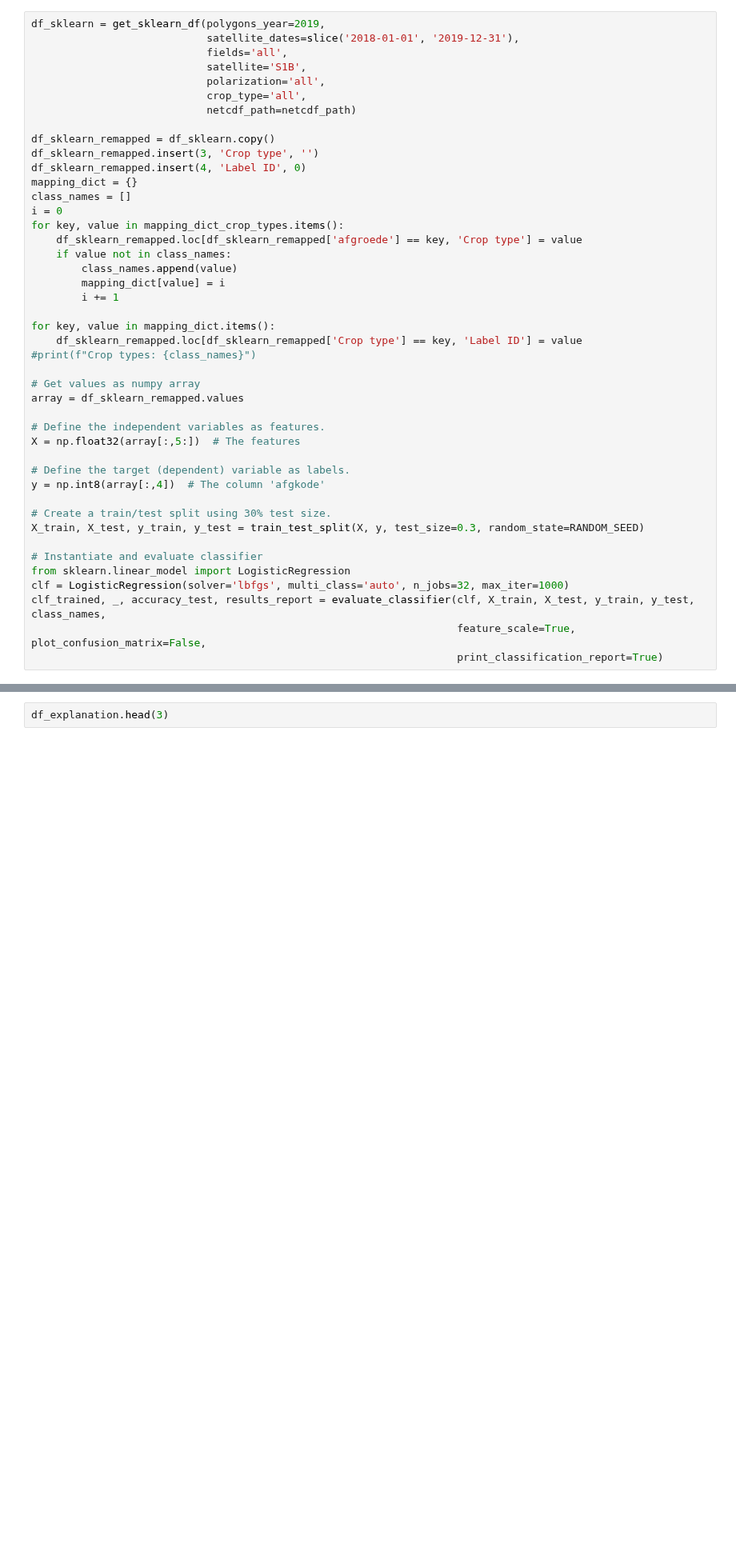
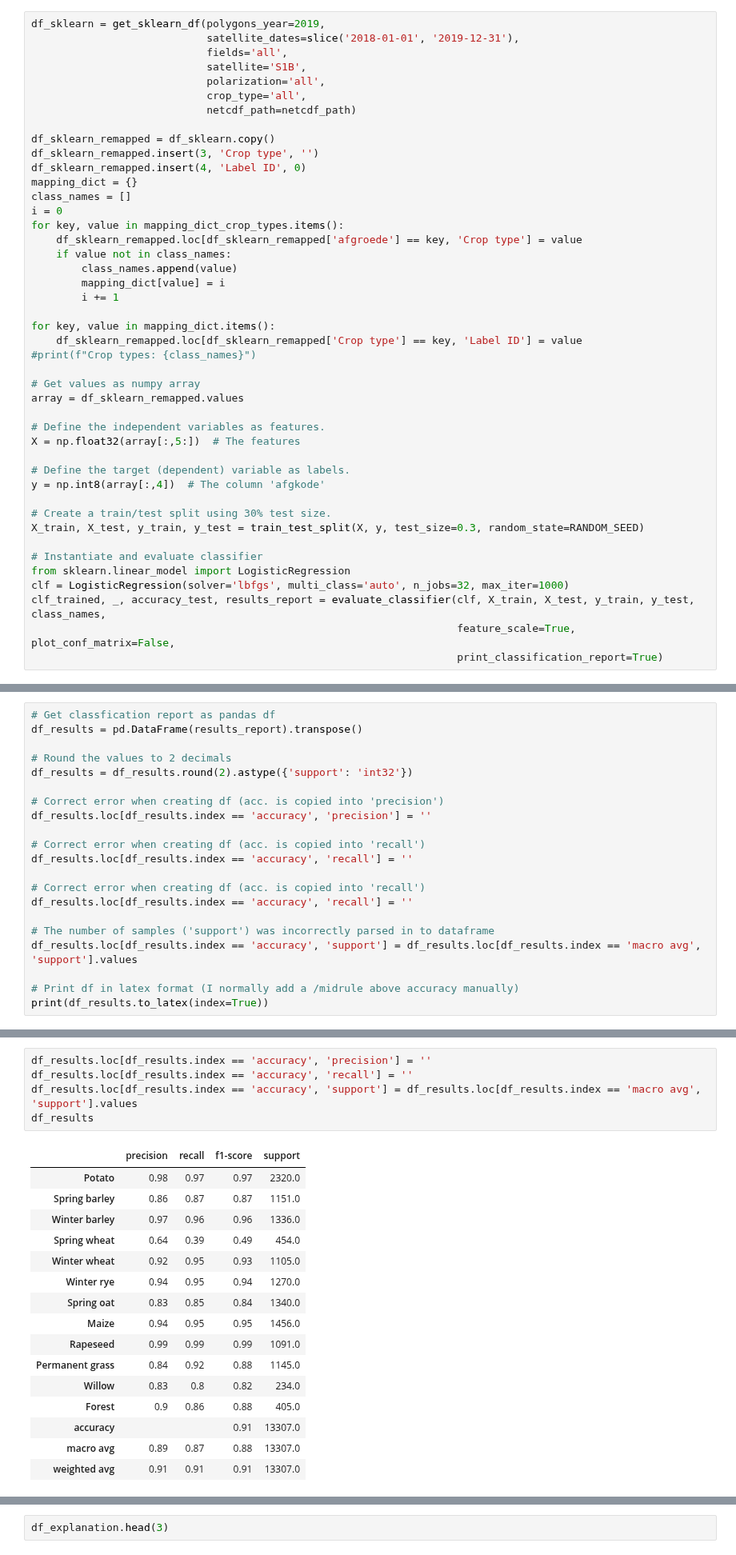
Before and after one commit to JacobJeppesen/PublicSectorConsultancy, a Jupyter notebook: potato_nematode_predictor/notebooks/05_ExplainableClassification.ipynb, the cells around one changed output, grey strips where cells are left out. Shown at 80% size. Drawn from its saved outputs; the diff is of its cells as text; blank space fills up the shorter version.

```diff
--- a/potato_nematode_predictor/notebooks/05_ExplainableClassification.ipynb
+++ b/potato_nematode_predictor/notebooks/05_ExplainableClassification.ipynb
@@ -141,6 +138,6 @@ X_train, X_test, y_train, y_test = train_test_split(X, y, test_size=0.3, random_
 from sklearn.linear_model import LogisticRegression
 clf = LogisticRegression(solver='lbfgs', multi_class='auto', n_jobs=32, max_iter=1000)
 clf_trained, _, accuracy_test, results_report = evaluate_classifier(clf, X_train, X_test, y_train, y_test, class_names,
-                                                                    feature_scale=True, plot_confusion_matrix=False,
+                                                                    feature_scale=True, plot_conf_matrix=False,
                                                                     print_classification_report=True)
 # %% [output]
@@ -185,0 +161,21 @@ time: 47 ms
+# %%
+# Get classfication report as pandas df
+df_results = pd.DataFrame(results_report).transpose()
+
+# Round the values to 2 decimals
+df_results = df_results.round(2).astype({'support': 'int32'})
+
+# Correct error when creating df (acc. is copied into 'precision')
+df_results.loc[df_results.index == 'accuracy', 'precision'] = ''
+
+# Correct error when creating df (acc. is copied into 'recall')
+df_results.loc[df_results.index == 'accuracy', 'recall'] = ''
+
+# Correct error when creating df (acc. is copied into 'recall')
+df_results.loc[df_results.index == 'accuracy', 'recall'] = ''
+
+# The number of samples ('support') was incorrectly parsed in to dataframe
+df_results.loc[df_results.index == 'accuracy', 'support'] = df_results.loc[df_results.index == 'macro avg', 'support'].values
+
+# Print df in latex format (I normally add a /midrule above accuracy manually)
+print(df_results.to_latex(index=True))
@@ -185,0 +200,22 @@ time: 47 ms
+# %%
+df_results.loc[df_results.index == 'accuracy', 'precision'] = ''
+df_results.loc[df_results.index == 'accuracy', 'recall'] = ''
+df_results.loc[df_results.index == 'accuracy', 'support'] = df_results.loc[df_results.index == 'macro avg', 'support'].values
+df_results
+# %% [output]
+|  | precision | recall | f1-score | support |
+| Potato | 0.98 | 0.97 | 0.97 | 2320.0 |
+| Spring barley | 0.86 | 0.87 | 0.87 | 1151.0 |
+| Winter barley | 0.97 | 0.96 | 0.96 | 1336.0 |
+| Spring wheat | 0.64 | 0.39 | 0.49 | 454.0 |
+| Winter wheat | 0.92 | 0.95 | 0.93 | 1105.0 |
+| Winter rye | 0.94 | 0.95 | 0.94 | 1270.0 |
+| Spring oat | 0.83 | 0.85 | 0.84 | 1340.0 |
+| Maize | 0.94 | 0.95 | 0.95 | 1456.0 |
+| Rapeseed | 0.99 | 0.99 | 0.99 | 1091.0 |
+| Permanent grass | 0.84 | 0.92 | 0.88 | 1145.0 |
+| Willow | 0.83 | 0.8 | 0.82 | 234.0 |
+| Forest | 0.9 | 0.86 | 0.88 | 405.0 |
+| accuracy |  |  | 0.91 | 13307.0 |
+| macro avg | 0.89 | 0.87 | 0.88 | 13307.0 |
+| weighted avg | 0.91 | 0.91 | 0.91 | 13307.0 |
```
Also changed, not shown: parts of 8 cells of this notebook, 4 other files.
